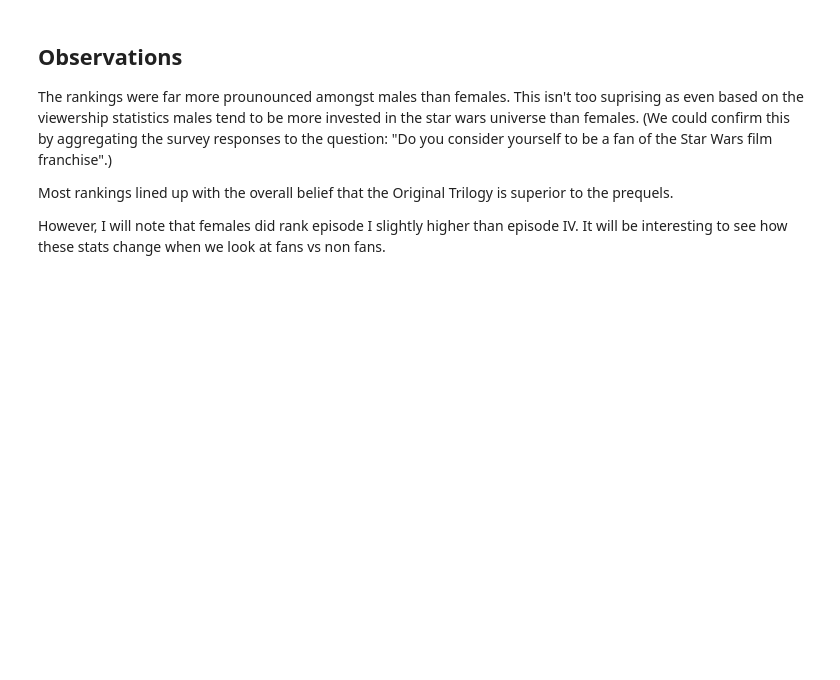
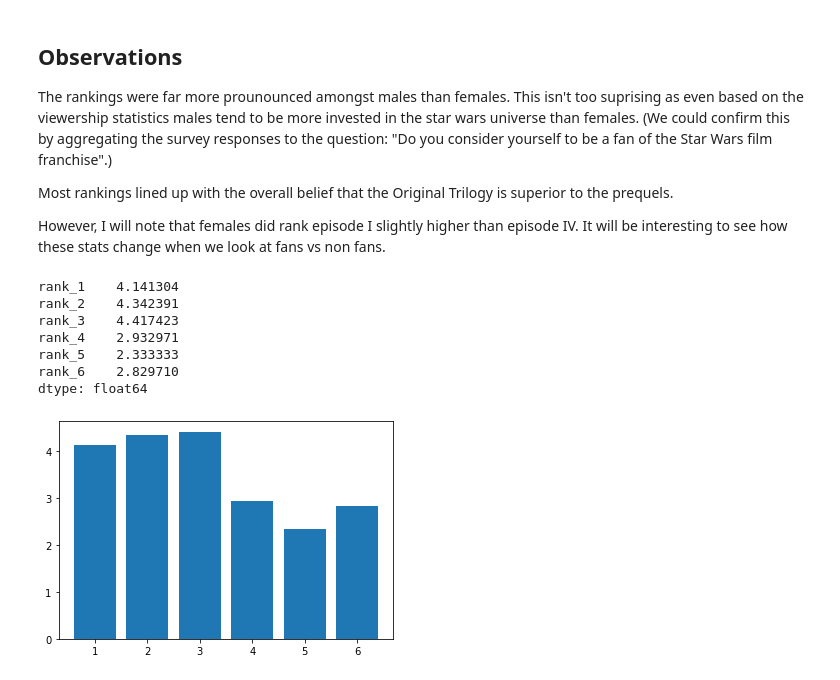
Before and after one commit to adfelt/Star-Wars-Survey, a Jupyter notebook: star_wars_survey.ipynb, the cells around one changed output. Saved outputs shown, nothing was run; the diff lists cells and outputs as text; code cells hidden in the pictures; blank space fills up the shorter version.

```diff
--- a/star_wars_survey.ipynb
+++ b/star_wars_survey.ipynb
@@ -234,3 +234,22 @@ The rankings were far more prounounced amongst males than females.  This isn't t
 Most rankings lined up with the overall belief that the Original Trilogy is superior to the prequels.
 
 However, I will note that females did rank episode I slightly higher than episode IV.  It will be interesting to see how these stats change when we look at fans vs non fans.
+# %%
+fans = star_wars[star_wars["Do you consider yourself to be a fan of the Star Wars film franchise?"] == True]
+non_fans = star_wars[star_wars["Do you consider yourself to be a fan of the Star Wars film franchise?"] == False]
+# %%
+# Finding the mean of the ranking columns - Fans
+rankings = fans.iloc[:,9:15].mean()
+
+# Plotting the rankings - Fans
+plt.bar(range(1,7), fans.iloc[:,9:15].mean())
+print(rankings)
+# %% [output]
+rank_1    4.141304
+rank_2    4.342391
+rank_3    4.417423
+rank_4    2.932971
+rank_5    2.333333
+rank_6    2.829710
+dtype: float64
+[figure, added]
```
Also changed, not shown: parts of 1 cell of this notebook.
